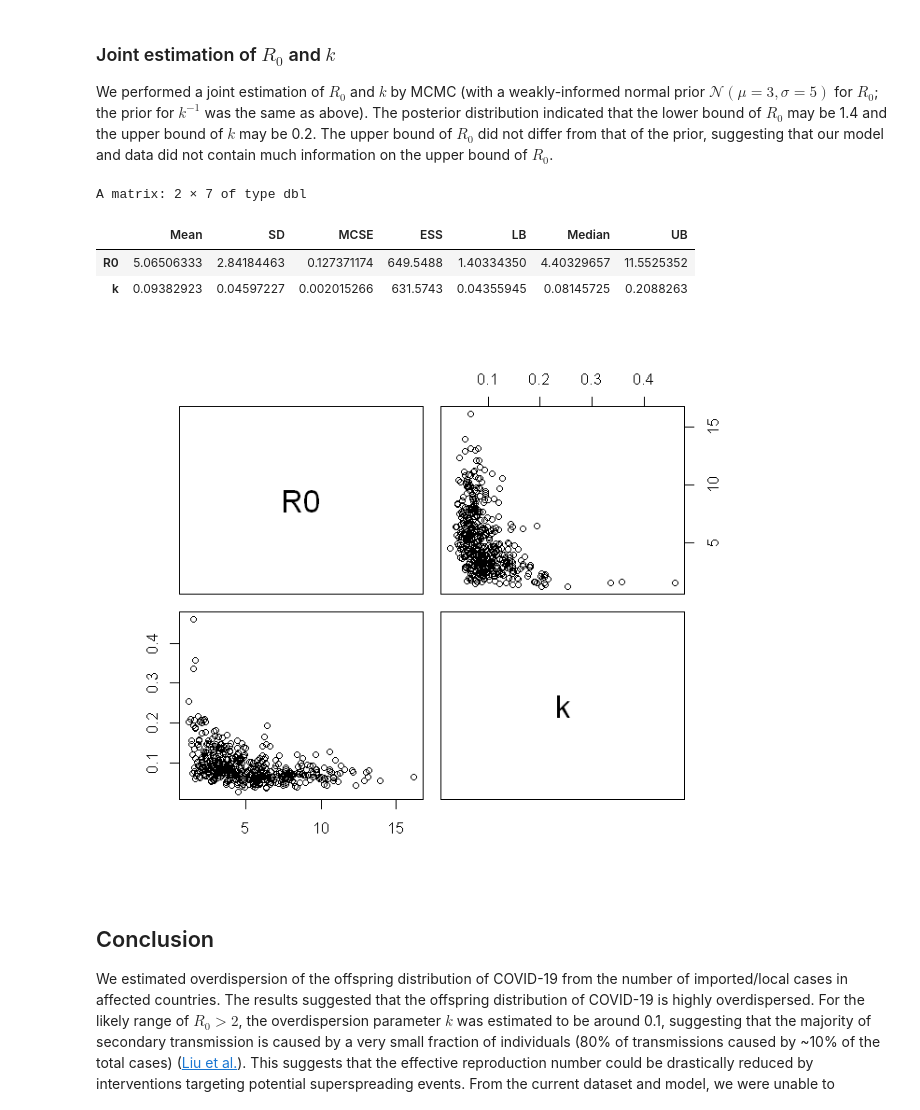
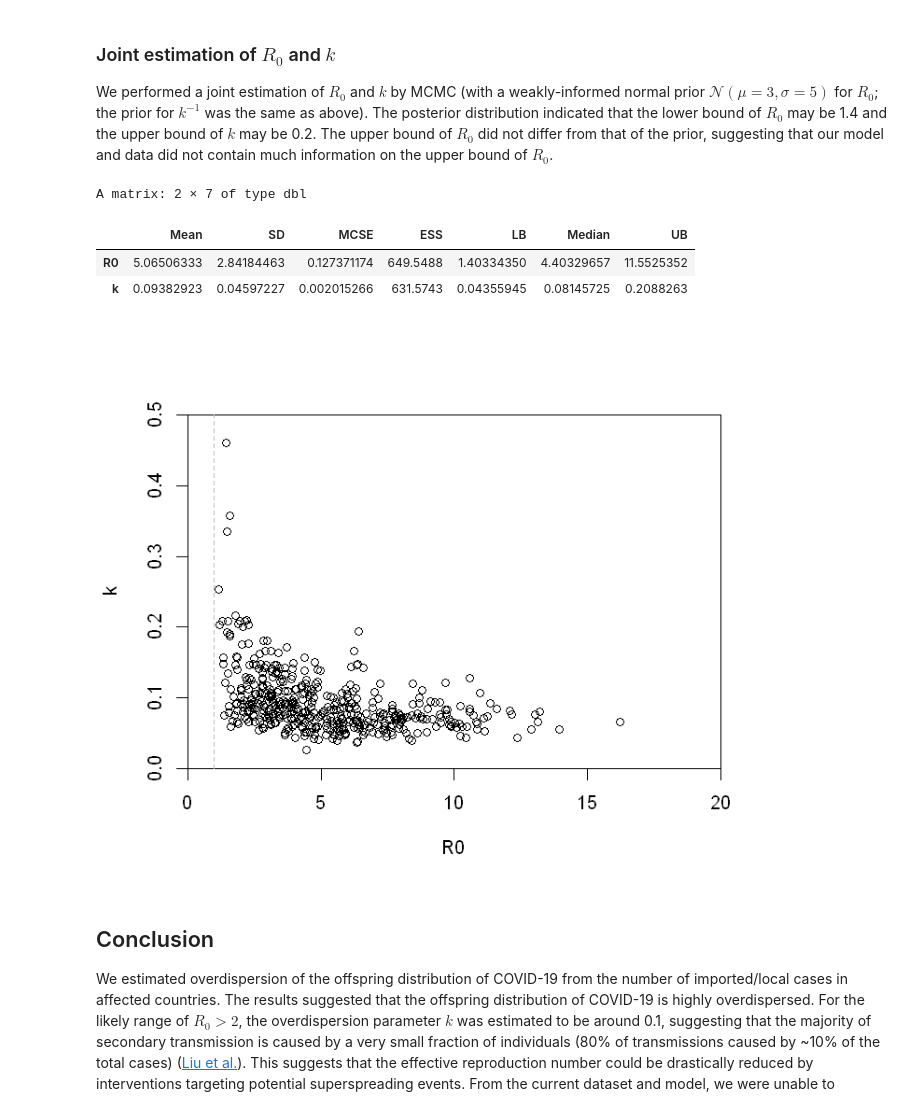
Before and after one commit to akira-endo/COVID19_clustersize, a Jupyter notebook: src/COVID19_clustersize.ipynb, the cells around one changed output. Saved outputs shown, nothing was run; the diff lists cells and outputs as text; code cells hidden in the pictures.

```diff
--- a/src/COVID19_clustersize.ipynb
+++ b/src/COVID19_clustersize.ipynb
@@ -81,7 +82,7 @@ latestdates_WHO=latestdates[rownames(WHO_data),2]
 ongoingbranches_WHO=ongoingbranches[rownames(WHO_data)]
 WHO_data=cbind(WHO_data,latestdate=latestdates_WHO,ongoingbranches=ongoingbranches_WHO)
 WHO_data[,-1]
-WHO_data=WHO_data[!rownames(WHO_data) %in% c("Egypt","Iran"),] # exclude Egypt and Iran, where imported cases are reported to be zero
+WHO_data=WHO_data[!rownames(WHO_data) %in% c("Egypt","Iran","Estonia"),] # exclude Egypt and Iran, where imported cases are reported to be zero
 # %% [output]
 A data.frame: 46 × 7
 |  | Total | Imported | Local | Unknown | Death | latestdate | ongoingbranches |
@@ -253,14 +254,15 @@ Model_joint=function(parm,Data){
 niter=10000
 fit=LaplacesDemon(Model=Model_joint,Data=Data_joint,Initial.Values=c(1,1),Covar=NULL,Iterations=niter,Status=niter%/%10,Thinning=10,Algorithm='HARM',Specs=list(alpha.star=0.23,B=NULL))
 # %%
-pairs(fit$Monitor[niter%/%20+1:(niter%/%20),1:2])
+plot(fit$Monitor[niter%/%20+1:(niter%/%20),1:2],xlim=c(0,20),ylim=c(0,0.5),yaxs="i",xaxs="i")
+abline(v=1,col="grey",lty=2)
 fit$Summary2[c("R0","k"),]
 # %% [output]
 A matrix: 2 × 7 of type dbl
 |  | Mean | SD | MCSE | ESS | LB | Median | UB |
 | R0 | 5.06506333 | 2.84184463 | 0.127371174 | 649.5488 | 1.40334350 | 4.40329657 | 11.5525352 |
 | k | 0.09382923 | 0.04597227 | 0.002015266 | 631.5743 | 0.04355945 | 0.08145725 | 0.2088263 |
-[figure, old version]
+[figure, new version]
 # %% [markdown]
 ## Conclusion
 We estimated overdispersion of the offspring distribution of COVID-19 from the number of imported/local cases in affected countries. The results suggested that the offspring distribution of COVID-19 is highly overdispersed. For the likely range of $R_0>2$, the overdispersion parameter $k$ was estimated to be around 0.1, suggesting that the majority of secondary transmission is caused by a very small fraction of individuals (80% of transmissions caused by ~10% of the total cases) ([Liu et al.](https://doi.org/10.1016/S0140-6736(20)30462-1)). This suggests that the effective reproduction number could be drastically reduced by interventions targeting potential superspreading events. From the current dataset and model, we were unable to simultaneously estimate $R_0$ and $k$. More detailed dataset on the epidemiological link between cases could improve these estimates in the future.
```
Also changed, not shown: parts of 10 cells of this notebook, 7 other files.
